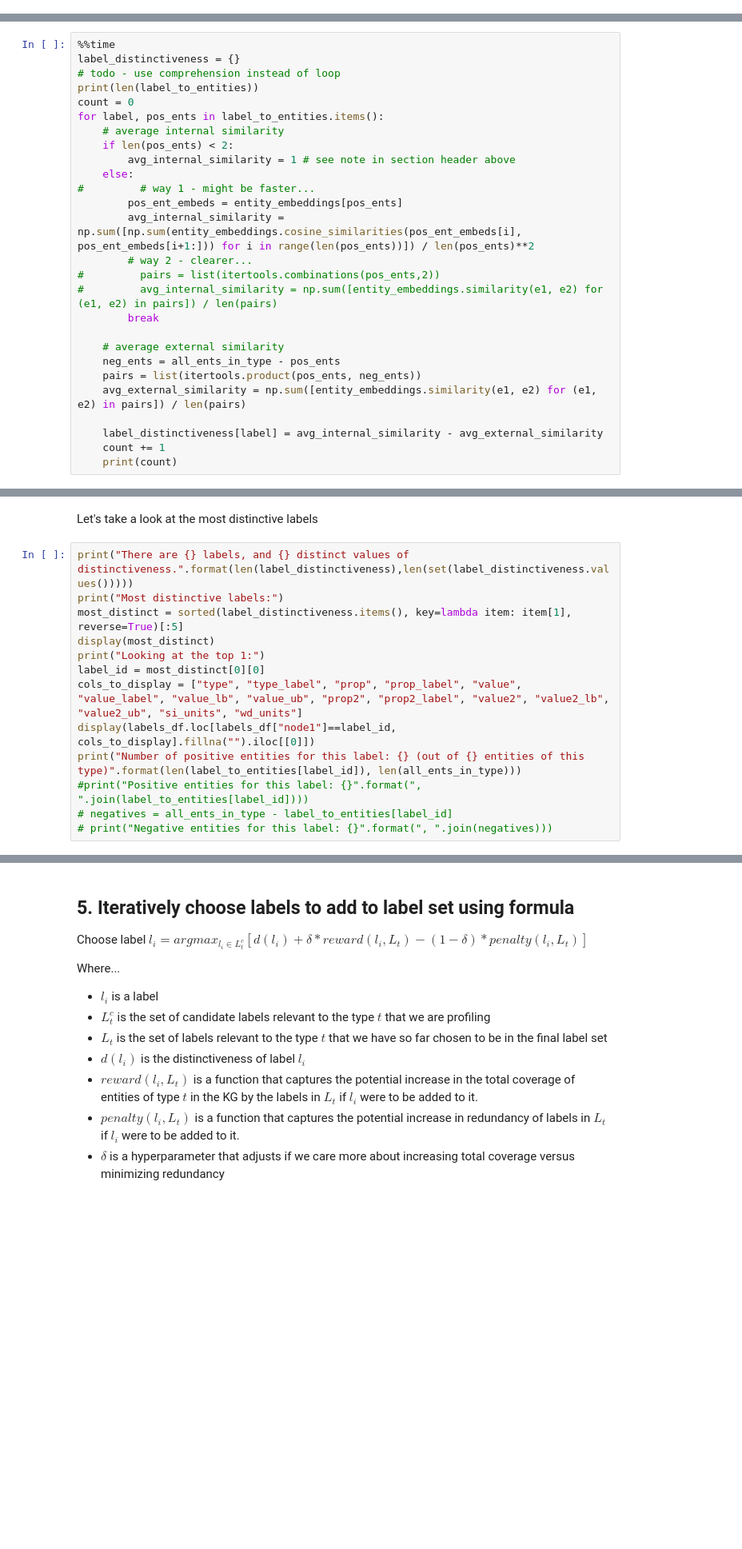
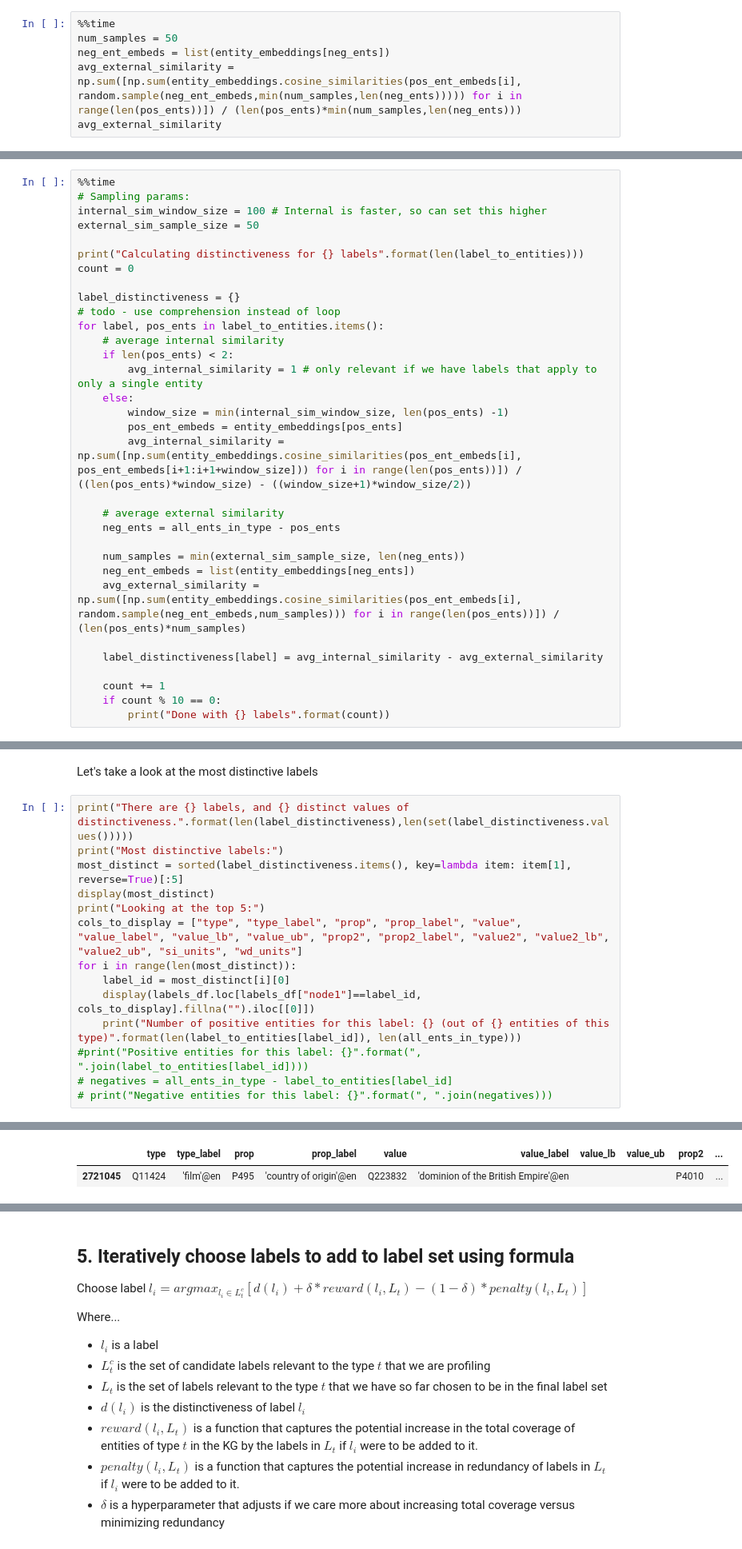
Before and after one commit to nicklein/kgtk, a Jupyter notebook: entity_profiling/6_select_final_label_set.ipynb, the cells around one changed output, grey strips where cells are left out. Shown: that part at 80% size. Cells and saved outputs as stored; diff of their text form; blank space fills up the shorter version.

```diff
--- a/entity_profiling/6_select_final_label_set.ipynb
+++ b/entity_profiling/6_select_final_label_set.ipynb
@@ -367,0 +392,6 @@ Wall time: 6.59 s
+# %%
+%%time
+num_samples = 50
+neg_ent_embeds = list(entity_embeddings[neg_ents])
+avg_external_similarity = np.sum([np.sum(entity_embeddings.cosine_similarities(pos_ent_embeds[i], random.sample(neg_ent_embeds,min(num_samples,len(neg_ents))))) for i in range(len(pos_ents))]) / (len(pos_ents)*min(num_samples,len(neg_ents)))
+avg_external_similarity
@@ -368,28 +402,33 @@ Wall time: 6.59 s
 # %%
 %%time
+# Sampling params:
+internal_sim_window_size = 100 # Internal is faster, so can set this higher
+external_sim_sample_size = 50
+
+print("Calculating distinctiveness for {} labels".format(len(label_to_entities)))
+count = 0
+
 label_distinctiveness = {}
 # todo - use comprehension instead of loop
-print(len(label_to_entities))
-count = 0
 for label, pos_ents in label_to_entities.items():
     # average internal similarity
     if len(pos_ents) < 2:
-        avg_internal_similarity = 1 # see note in section header above
+        avg_internal_similarity = 1 # only relevant if we have labels that apply to only a single entity
     else:
-#         # way 1 - might be faster...
+        window_size = min(internal_sim_window_size, len(pos_ents) -1)
         pos_ent_embeds = entity_embeddings[pos_ents]
-        avg_internal_similarity = np.sum([np.sum(entity_embeddings.cosine_similarities(pos_ent_embeds[i], pos_ent_embeds[i+1:])) for i in range(len(pos_ents))]) / len(pos_ents)**2
-        # way 2 - clearer...
-#         pairs = list(itertools.combinations(pos_ents,2))
-#         avg_internal_similarity = np.sum([entity_embeddings.similarity(e1, e2) for (e1, e2) in pairs]) / len(pairs)
-        break
+        avg_internal_similarity = np.sum([np.sum(entity_embeddings.cosine_similarities(pos_ent_embeds[i], pos_ent_embeds[i+1:i+1+window_size])) for i in range(len(pos_ents))]) / ((len(pos_ents)*window_size) - ((window_size+1)*window_size/2))
 
     # average external similarity
     neg_ents = all_ents_in_type - pos_ents
-    pairs = list(itertools.product(pos_ents, neg_ents))
-    avg_external_similarity = np.sum([entity_embeddings.similarity(e1, e2) for (e1, e2) in pairs]) / len(pairs)
+
+    num_samples = min(external_sim_sample_size, len(neg_ents))
+    neg_ent_embeds = list(entity_embeddings[neg_ents])
+    avg_external_similarity = np.sum([np.sum(entity_embeddings.cosine_similarities(pos_ent_embeds[i], random.sample(neg_ent_embeds,num_samples))) for i in range(len(pos_ents))]) / (len(pos_ents)*num_samples)
 
     label_distinctiveness[label] = avg_internal_similarity - avg_external_similarity
+
     count += 1
-    print(count)
+    if count % 10 == 0:
+        print("Done with {} labels".format(count))
 # %% [output]
@@ -403,11 +459,13 @@ print("There are {} labels, and {} distinct values of distinctiveness.".format(l
 print("Most distinctive labels:")
 most_distinct = sorted(label_distinctiveness.items(), key=lambda item: item[1], reverse=True)[:5]
 display(most_distinct)
-print("Looking at the top 1:")
-label_id = most_distinct[0][0]
+print("Looking at the top 5:")
 cols_to_display = ["type", "type_label", "prop", "prop_label", "value", "value_label", "value_lb", "value_ub", "prop2", "prop2_label", "value2", "value2_lb", "value2_ub", "si_units", "wd_units"]
-display(labels_df.loc[labels_df["node1"]==label_id, cols_to_display].fillna("").iloc[[0]])
-print("Number of positive entities for this label: {} (out of {} entities of this type)".format(len(label_to_entities[label_id]), len(all_ents_in_type)))
+for i in range(len(most_distinct)):
+    label_id = most_distinct[i][0]
+    display(labels_df.loc[labels_df["node1"]==label_id, cols_to_display].fillna("").iloc[[0]])
+    print("Number of positive entities for this label: {} (out of {} entities of this type)".format(len(label_to_entities[label_id]), len(all_ents_in_type)))
 #print("Positive entities for this label: {}".format(", ".join(label_to_entities[label_id])))
 # negatives = all_ents_in_type - label_to_entities[label_id]
 # print("Negative entities for this label: {}".format(", ".join(negatives)))
+# %% [output]
@@ -413,0 +480,2 @@ print("Number of positive entities for this label: {} (out of {} entities of thi
+|  | type | type_label | prop | prop_label | value | value_label | value_lb | value_ub | prop2 | ... |
+| 2721045 | Q11424 | 'film'@en | P495 | 'country of origin'@en | Q223832 | 'dominion of the British Empire'@en |  |  | P4010 | ... |
```
Also changed, not shown: parts of 21 cells of this notebook.
